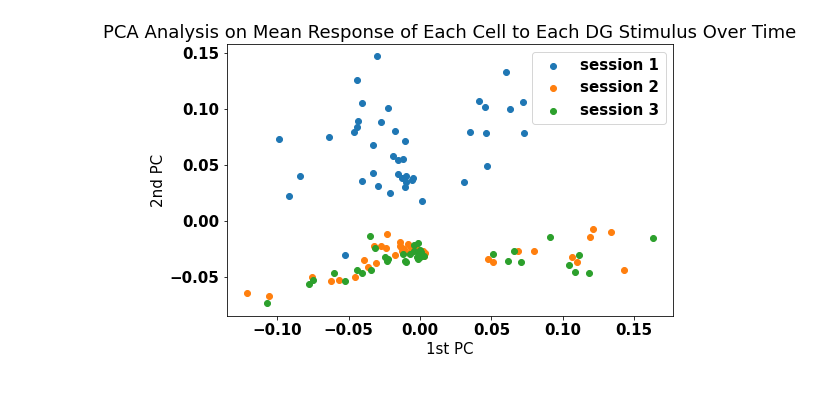
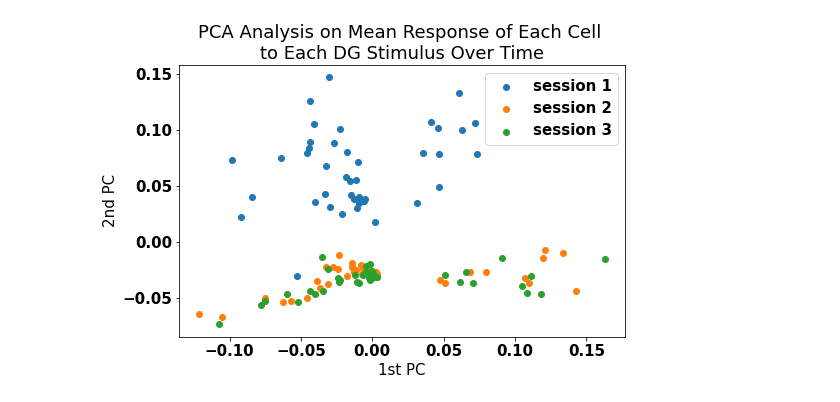
Before and after one commit to naomi-martin/swdb-representational-drift, a Jupyter notebook: code/pca_analysis.ipynb, the cells around one changed output. Cells and saved outputs as stored; diff of their text form; code cells hidden in the pictures.

```diff
--- a/code/pca_analysis.ipynb
+++ b/code/pca_analysis.ipynb
@@ -214,0 +252,23 @@ def pca_transform_data(stim1_responses_by_stimulus, stim2_responses_by_stimulus,
+# %%
+def pca_transform_data(mean_responses1, mean_responses2, mean_responses3, pca_n_components):
+
+    # Concatenate mean matrices to fit PCA model
+    concat_mean_matrices = np.concatenate((mean_responses1, mean_responses2, mean_responses3), axis=0)
+
+    # Perform PCA
+    warnings.filterwarnings('ignore')
+    pca = PCA(n_components=pca_n_components) # create PCA model
+    pca.fit_transform(concat_mean_matrices) # fit the model with the dataset
+    transformed_data_pca1 = pca.transform(mean_responses1) # transform dataset
+    transformed_data_pca2 = pca.transform(mean_responses2) # transform dataset
+    transformed_data_pca3 = pca.transform(mean_responses3) # transform dataset
+    # Concatenate dataframes for easy plotting
+    transformed_data_pca1_df = pd.DataFrame(transformed_data_pca1)
+    transformed_data_pca1_df["Session"] = list("1"*len(transformed_data_pca1))
+    transformed_data_pca2_df = pd.DataFrame(transformed_data_pca2)
+    transformed_data_pca2_df["Session"] = list("2"*len(transformed_data_pca2))
+    transformed_data_pca3_df = pd.DataFrame(transformed_data_pca3)
+    transformed_data_pca3_df["Session"] = list("3"*len(transformed_data_pca3))
+    transformed_data_pca = pd.concat((transformed_data_pca1_df, transformed_data_pca2_df, transformed_data_pca3_df), axis=0)
+
+    return transformed_data_pca
@@ -219,7 +295,9 @@ manifest_file = os.path.join(data_root,'allen-brain-observatory/visual-coding-2p
 
 # Create data cache object
 boc = BrainObservatoryCache(manifest_file=manifest_file)
+# %%
+desired_container_id = 688678764
 # %%
 # Drifting gratings
 # %%
-response1, response2, response3, dg1_responses_by_stimulus, dg2_responses_by_stimulus, dg3_responses_by_stimulus = get_all_relevant_tables_dg_sg_ns(688678764, "drifting_gratings")
+response1, response2, response3, dg1_responses_by_stimulus, dg2_responses_by_stimulus, dg3_responses_by_stimulus = get_all_relevant_tables_dg_sg_ns(desired_container_id, "drifting_gratings")
@@ -228,17 +304,21 @@ transformed_data_pca = pca_transform_data(dg1_responses_by_stimulus, dg2_respons
+# %%
+mean_response1, mean_response2, mean_response3 = get_mean_matrices_dg_sg_ns(dg1_responses_by_stimulus, dg2_responses_by_stimulus, dg3_responses_by_stimulus)
+transformed_data_pca = pca_transform_data(mean_response1, mean_response2, mean_response3, 3)
 # %%
 # PCA Model: 2D Visualization
 fig, ax = plt.subplots(figsize=(8,5))
 
 ax.scatter(transformed_data_pca[transformed_data_pca.Session=="1"][0], transformed_data_pca[transformed_data_pca.Session=="1"][1], label="session 1")
 ax.scatter(transformed_data_pca[transformed_data_pca.Session=="2"][0], transformed_data_pca[transformed_data_pca.Session=="2"][1], label="session 2")
 ax.scatter(transformed_data_pca[transformed_data_pca.Session=="3"][0], transformed_data_pca[transformed_data_pca.Session=="3"][1], label="session 3")
 ax.set_xlabel("1st PC")
 ax.set_ylabel("2nd PC")
-ax.set_title("PCA Analysis on Mean Response of Each Cell to Each DG Stimulus Over Time")
+ax.set_title("PCA Analysis on Mean Response of Each Cell \nto Each DG Stimulus Over Time")
 plt.legend(loc="upper right")
+plt.savefig("../results/pca_drifting_gratings.jpg", dpi=200)
 plt.show()
 # %% [output]
-[figure, old version]
+[figure, new version]
 # %%
 # PCA Model: 3D Visualization
 fig = px.scatter_3d(transformed_data_pca, x=0, y=1, z=2, color="Session", labels = {"0": "PC1","1": "PC2", "2": "PC3"}, title = "First 3 PCs on Mean Response of Each Cell to Each DG Stimulus Over Time")
```
Also changed, not shown: parts of 23 cells of this notebook, 1 other file.
